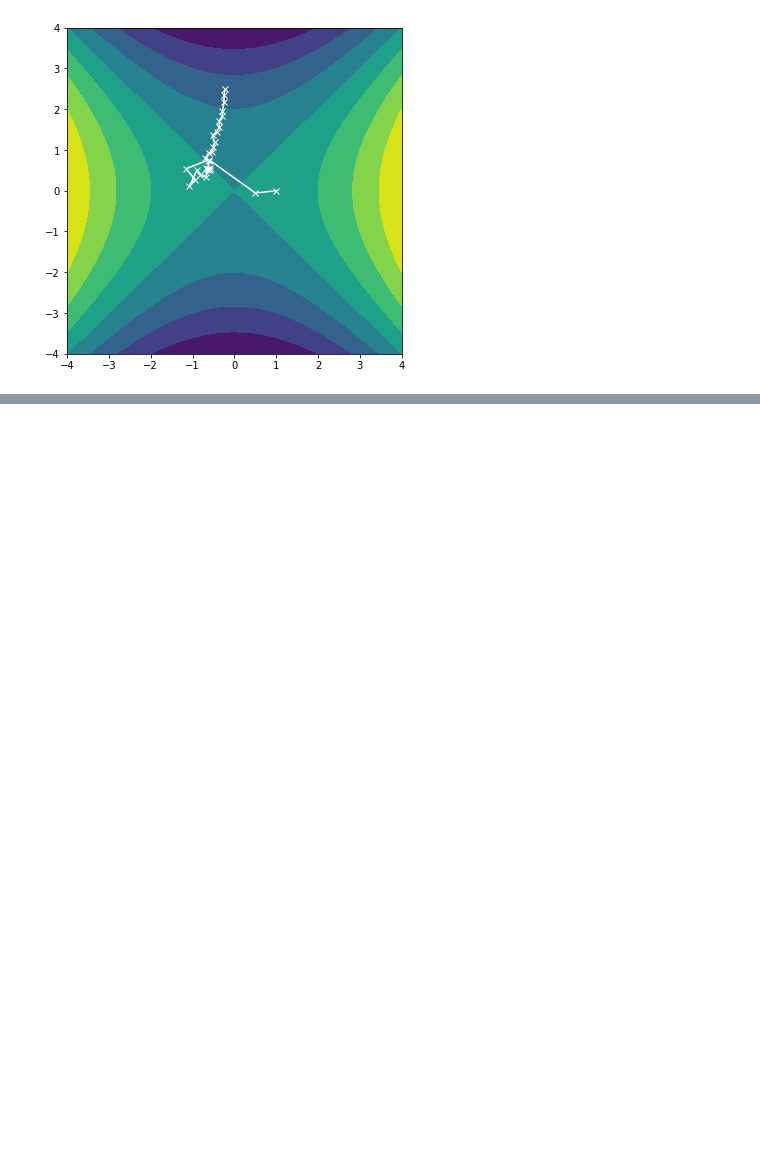
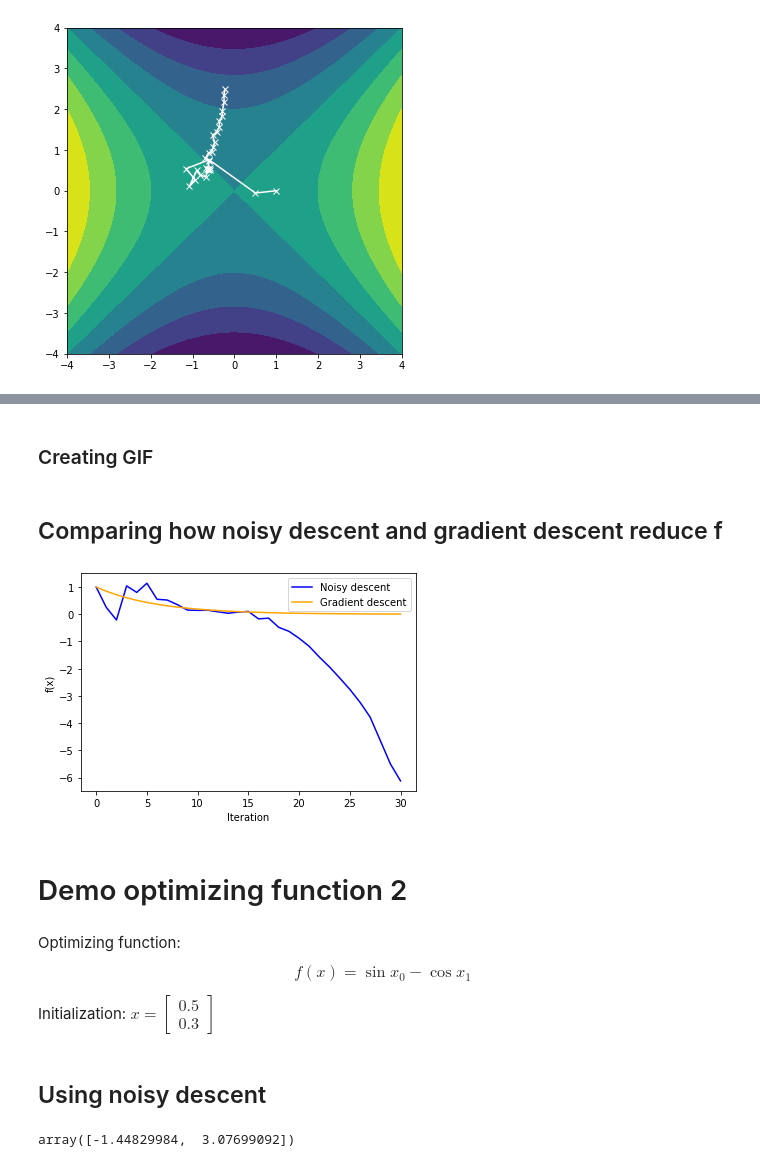
Before and after one commit to mdnam2410/hcmus-ml-optimization-project, a Jupyter notebook: noisy-descent/noisy-descent.ipynb, the cells around one changed output, grey strips where cells are left out. Drawn from its saved outputs; the diff is of its cells as text; code cells hidden in the pictures; blank space fills up the shorter version.

```diff
--- a/noisy-descent/noisy-descent.ipynb
+++ b/noisy-descent/noisy-descent.ipynb
@@ -91,12 +8,13 @@ $$ \frac{\partial f}{\partial x_j} \approx \frac{\Im(f(z_j))}{h}$$
 # Implementation
 # %%
 class NoisyDescent:
-    def __init__(self, f, x_dim, initial_point=None, max_iter=1000, alpha=0.1, h=10e-2, diff_method='complex'):
+    def __init__(self, f, x_dim, initial_point=None, max_iter=1000, alpha=0.1, fixed_sigma=None, h=10e-2, diff_method='complex'):
         self.f = f
         self.x_dim = x_dim
         self.initial_point = np.random.randn(x_dim) if initial_point is None else initial_point
         self.max_iter = max_iter
         self.alpha = alpha
+        self.fixed_sigma = fixed_sigma
         self.h = h
         self.diff_method = diff_method
 
@@ -132,7 +50,9 @@ class NoisyDescent:
         return self.optimized_x
 
     def _sigma(self):
-        return 1 / self.k
+        if self.fixed_sigma is None:
+            return 1 / self.k
+        return self.fixed_sigma
 
     def _noise(self):
         return np.random.normal(scale=self._sigma(), size=(self.x_dim,))
@@ -223,0 +174,2 @@ frames[0].save(fp='animations/gradient-descent.gif', format='GIF',
+# %% [markdown]
+### Creating GIF
@@ -223,0 +184,20 @@ frames[0].save(fp='animations/gradient-descent.gif', format='GIF',
+# %% [markdown]
+## Comparing how noisy descent and gradient descent reduce f
+# %%
+plt.plot(nd1.values, color='blue')
+plt.plot(gd1.values, color='orange')
+plt.xlabel('Iteration')
+plt.ylabel('f(x)')
+plt.legend(['Noisy descent', 'Gradient descent'])
+plt.show()
+# %% [output]
+[figure, added]
+# %% [markdown]
+# Demo optimizing function 2
+# %% [markdown]
+Optimizing function:
+$$ f(x) = \sin x_0 - \cos x_1 $$
+
+Initialization: $x = \begin{bmatrix} 0.5 \\ 0.3 \end{bmatrix} $
+# %% [markdown]
+## Using noisy descent
@@ -223,0 +206,6 @@ frames[0].save(fp='animations/gradient-descent.gif', format='GIF',
+# %%
+np.random.seed(10)
+nd2 = NoisyDescent(f2, x_dim=2, initial_point=np.array([0.5, 0.3]), max_iter=50, alpha=0.1, diff_method='numeric')
+nd2.optimize()
+# %% [output]
+array([-1.44829984,  3.07699092])
```
Also changed, not shown: parts of 33 cells of this notebook, 4 other files.
